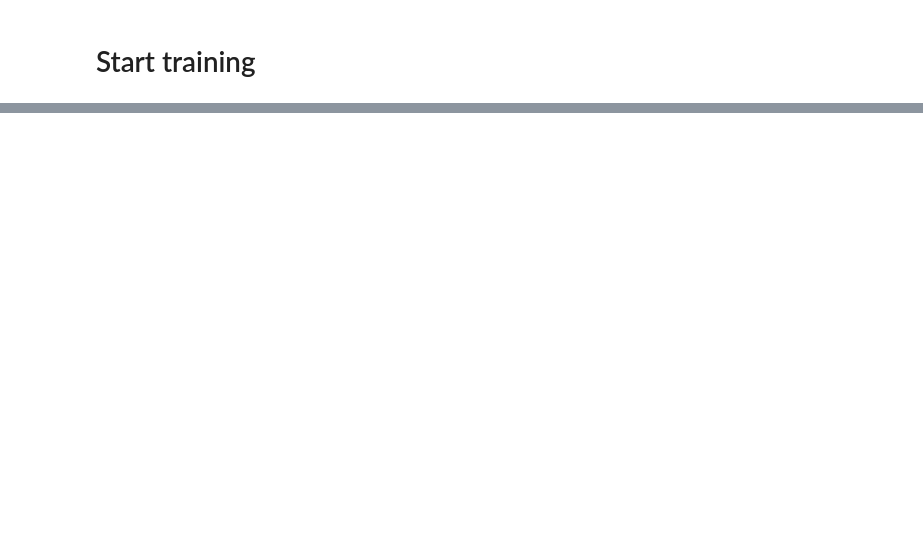
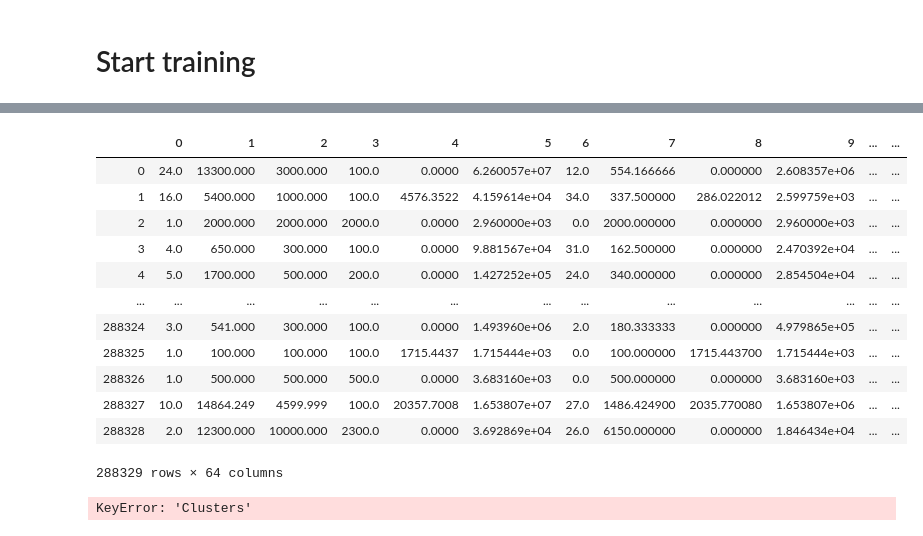
Before and after one commit to Alex-D15/ClusteringNN, a Jupyter notebook: ClusteringNN.ipynb, the cells around one changed output, grey strips where cells are left out. Cells and saved outputs as stored; diff of their text form; code cells hidden in the pictures; blank space fills up the shorter version.

```diff
--- a/ClusteringNN.ipynb
+++ b/ClusteringNN.ipynb
@@ -180,7 +373,9 @@ y_pred = kmeans.fit_predict(encoder.predict(x))
 # %%
 y_pred_last = np.copy(y_pred)
 
+clustering_optimizer = Adam(learning_rate=0.0001, beta_1=0.9, beta_2=0.999, amsgrad=False)
 model.get_layer(name='clustering').set_weights([kmeans.cluster_centers_])
+model.compile(optimizer=clustering_optimizer, loss='kld')   #kullback-liebler distribution distance
 # %% [markdown]
 # Step 2: deep clustering
 
@@ -237,13 +433,0 @@ model.load_weights(save_dir + '/DEC_model_final.h5')
-# %%
-# Eval.
-q = model.predict(x, verbose=0)
-p = target_distribution(q)  # update the auxiliary target distribution p
-
-# evaluate the clustering performance
-y_pred = q.argmax(1)
-if y is not None:
-    acc = np.round(metrics.acc(y, y_pred), 5)
-    nmi = np.round(metrics.nmi(y, y_pred), 5)
-    ari = np.round(metrics.ari(y, y_pred), 5)
-    loss = np.round(loss, 5)
-    print('Acc = %.5f, nmi = %.5f, ari = %.5f' % (acc, nmi, ari), ' ; loss=', loss)
@@ -249,0 +439,5 @@ if y is not None:
+# %%
+clustered = []
+for pred in q:
+    clustered.append(np.argmax(pred))
+np.unique(np.array(clustered))
@@ -249,0 +459,4 @@ if y is not None:
+# %%
+clustered_df = pd.DataFrame(clustered)
+clustered_df.columns = ["Clusters"]
+clustered_df
@@ -249,0 +477,22 @@ if y is not None:
+# %%
+encoded_groupped = pd.DataFrame(np.concatenate((x_raw, clustered_df), axis=1))
+#encoded_groupped.columns=cols
+encoded_groupped
+# %% [output]
+|  | 0 | 1 | 2 | 3 | 4 | 5 | 6 | 7 | 8 | 9 | ... | ... |
+| 0 | 24.0 | 13300.000 | 3000.000 | 100.0 | 0.0000 | 6.260057e+07 | 12.0 | 554.166666 | 0.000000 | 2.608357e+06 | ... | ... |
+| 1 | 16.0 | 5400.000 | 1000.000 | 100.0 | 4576.3522 | 4.159614e+04 | 34.0 | 337.500000 | 286.022012 | 2.599759e+03 | ... | ... |
+| 2 | 1.0 | 2000.000 | 2000.000 | 2000.0 | 0.0000 | 2.960000e+03 | 0.0 | 2000.000000 | 0.000000 | 2.960000e+03 | ... | ... |
+| 3 | 4.0 | 650.000 | 300.000 | 100.0 | 0.0000 | 9.881567e+04 | 31.0 | 162.500000 | 0.000000 | 2.470392e+04 | ... | ... |
+| 4 | 5.0 | 1700.000 | 500.000 | 200.0 | 0.0000 | 1.427252e+05 | 24.0 | 340.000000 | 0.000000 | 2.854504e+04 | ... | ... |
+| ... | ... | ... | ... | ... | ... | ... | ... | ... | ... | ... | ... | ... |
+| 288324 | 3.0 | 541.000 | 300.000 | 100.0 | 0.0000 | 1.493960e+06 | 2.0 | 180.333333 | 0.000000 | 4.979865e+05 | ... | ... |
+| 288325 | 1.0 | 100.000 | 100.000 | 100.0 | 1715.4437 | 1.715444e+03 | 0.0 | 100.000000 | 1715.443700 | 1.715444e+03 | ... | ... |
+| 288326 | 1.0 | 500.000 | 500.000 | 500.0 | 0.0000 | 3.683160e+03 | 0.0 | 500.000000 | 0.000000 | 3.683160e+03 | ... | ... |
+| 288327 | 10.0 | 14864.249 | 4599.999 | 100.0 | 20357.7008 | 1.653807e+07 | 27.0 | 1486.424900 | 2035.770080 | 1.653807e+06 | ... | ... |
+| 288328 | 2.0 | 12300.000 | 10000.000 | 2300.0 | 0.0000 | 3.692869e+04 | 26.0 | 6150.000000 | 0.000000 | 1.846434e+04 | ... | ... |
+288329 rows × 64 columns
+# %%
+encoded_groupped.loc[encoded_groupped["Clusters"]==2]
+# %% [output]
+KeyError: 'Clusters'
```
Also changed, not shown: parts of 42 cells of this notebook, 4 other files.
